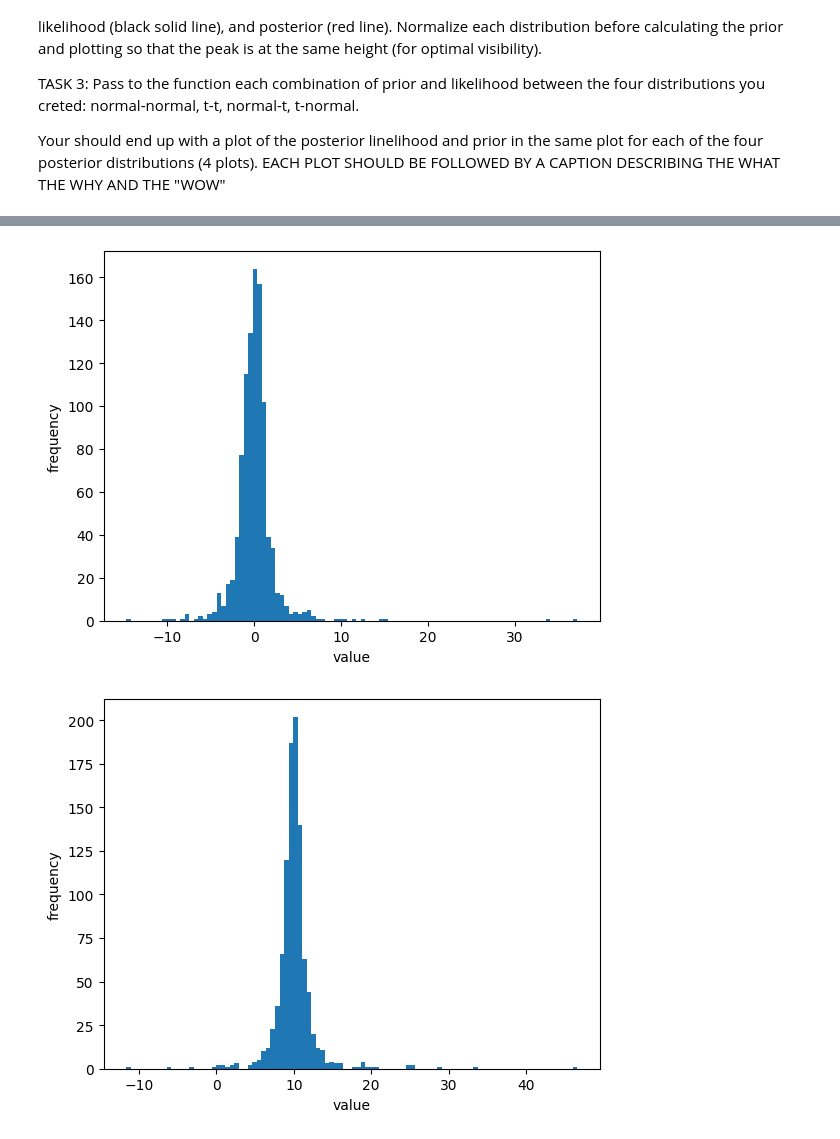
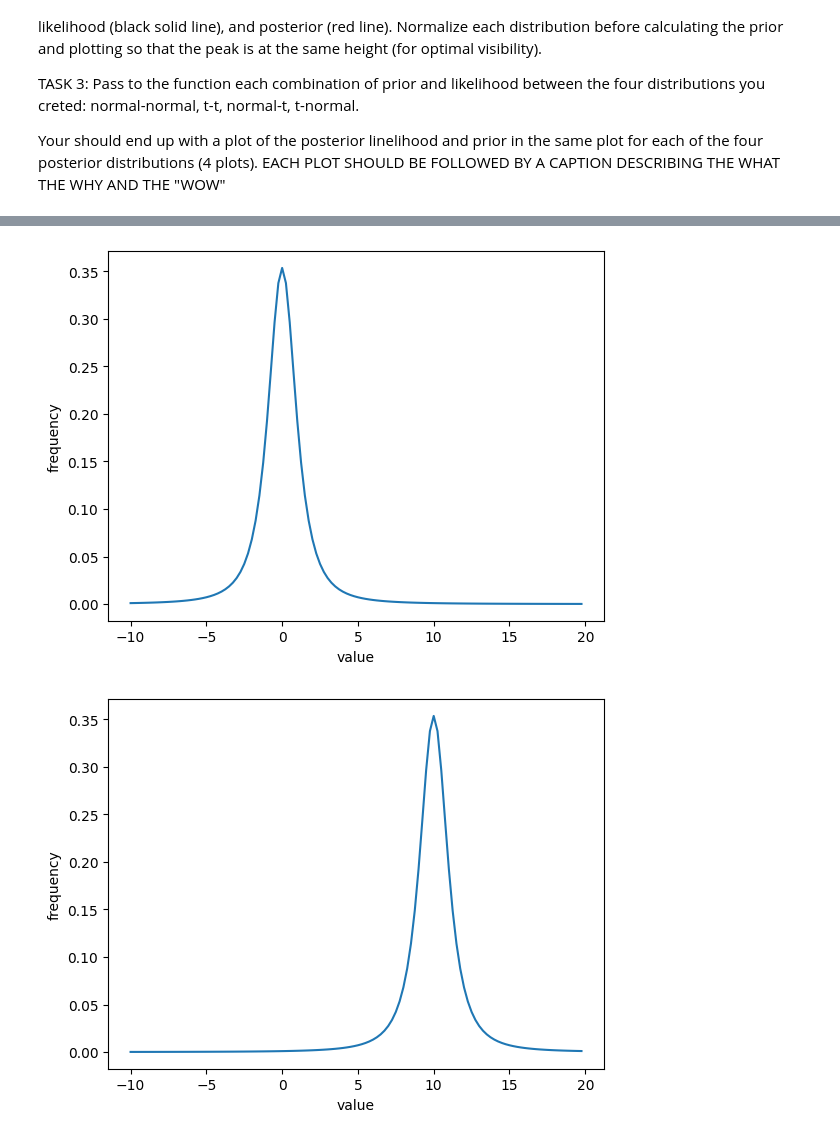
Before and after one commit to Katie-Moses/DSPS_KMoses, a Jupyter notebook: HW2/KMoses_Bayesian_posteriors.ipynb, the cells around one changed output, grey strips where cells are left out. Saved outputs shown, nothing was run; the diff lists cells and outputs as text; code cells hidden in the pictures.

```diff
--- a/HW2/KMoses_Bayesian_posteriors.ipynb
+++ b/HW2/KMoses_Bayesian_posteriors.ipynb
@@ -28,9 +34,10 @@ import matplotlib.pyplot as plt
 from scipy import stats
 np.random.seed(661)
 # %%
-stats.norm.rvs?
-Norm_0 = stats.norm.rvs(0, 1, 1000)
-plt.hist(Norm_0, bins=100)
+stats.norm.pdf?
+support = np.arange(-10,20,.25)
+Norm_0 = stats.norm.pdf(support,0,scale=1)
+plt.plot(support,Norm_0)
 plt.xlabel("value")
 plt.ylabel("frequency")
 plt.show()
@@ -47,17 +54,17 @@ plt.show()
 # %%
-tStudent_0 = stats.t.rvs(df=2,loc=0,size=1000)
-plt.hist(tStudent_0, bins=100)
+tStudent_0 = stats.t.pdf(support,2,0)
+plt.plot(support,tStudent_0)
 plt.xlabel("value")
 plt.ylabel("frequency")
 plt.show()
 # %% [output]
-[figure, old version]
+[figure, new version]
 # %%
-tStudent_10 = stats.t.rvs(df=2,loc=10,size=1000)
-plt.hist(tStudent_10, bins=100)
+tStudent_10 = stats.t.pdf(support,2,10)
+plt.plot(support,tStudent_10)
 plt.xlabel("value")
 plt.ylabel("frequency")
 plt.show()
 # %% [output]
-[figure, old version]
+[figure, new version]
 # %%
```
Also changed, not shown: parts of 9 cells of this notebook.
